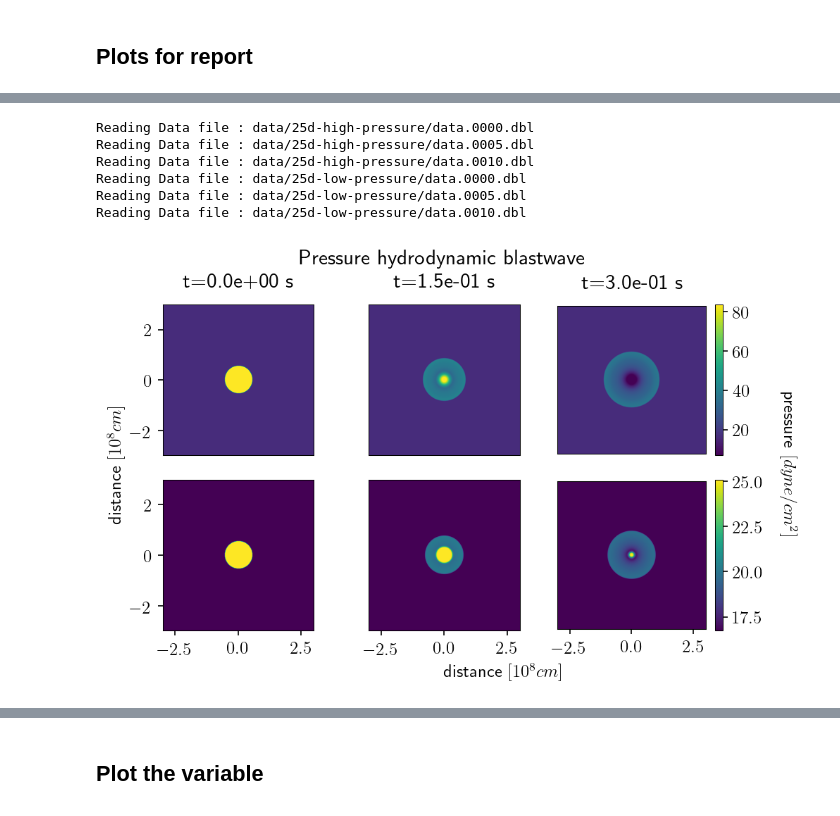
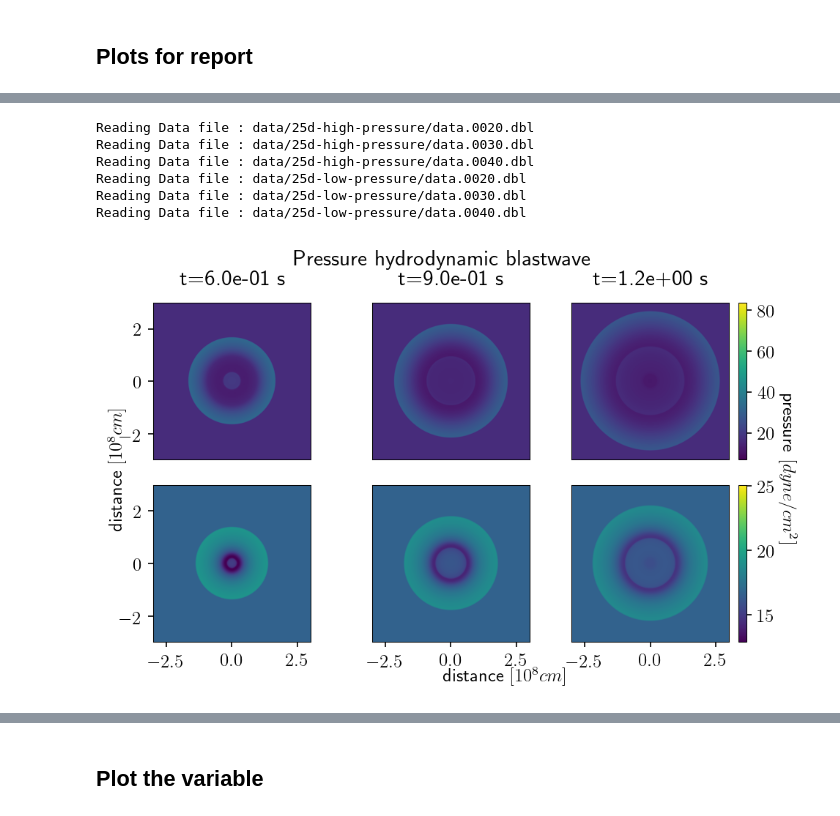
Before and after one commit to Cubedsheep/bachproef-wis-T2, a Jupyter notebook: HD_blastwave/HD-plots.ipynb, the cells around one changed output, grey strips where cells are left out. Cells and saved outputs as stored; diff of their text form; code cells hidden in the pictures.

```diff
--- a/HD_blastwave/HD-plots.ipynb
+++ b/HD_blastwave/HD-plots.ipynb
@@ -113,20 +168,11 @@ T = file_data["t"].values*UNIT_TIME
 # %%
 fig, ax = plt.subplots(2,3, figsize=(6.5,4))
 
-ex = [x*1e-8 for x in extent]
-
-indicies = [0,5,10]
-DIRS = ["data/25d-high-pressure/", "data/25d-low-pressure/"]
+indicies = [20,30,40]
 DATA = [pp.pload(indicies[i%3], w_dir=DIRS[i//3]) for i in range(6)]
 plotvars = [data.prs for data in DATA]
 UNIT = UNIT_PRESSURE
-mins = [1,1]
-maxs = [1,1]
-for i in range(3):
-    if (m := np.min(plotvars[i])) < mins[0]:
-        mins[0] = m
-    if (M := np.max(plotvars[i])) > maxs[0]:
-        maxs[0] = M
+
 
 for i in range(3,6):
     if (m := np.min(plotvars[i])) < mins[1]:
@@ -134,42 +180,42 @@ for i in range(3,6):
     if (M := np.max(plotvars[i])) > maxs[1]:
         maxs[1] = M
 
 for i in range(6):
     axis = ax[i//3][i%3]
     axis.get_yaxis().set_visible(False)
     axis.get_xaxis().set_visible(False)
     if i//3 == 0:
         axis.set_title("t=%.1e s" %(T[indicies[i%3]]), pad=12)
 
     im=axis.imshow(plotvars[i]*UNIT, cmap="viridis", extent=ex,
                   vmin=mins[i//3]*UNIT, vmax=maxs[i//3]*UNIT)
     if i%3 == 2:
         cbar = fig.colorbar(im, ax=axis)
         #cbar.ax.set_ylabel('pressure [$g/cm^3$]', rotation=270, labelpad=15.0)
 
 
 for column in range(3):
     ax[1][column].get_xaxis().set_visible(True)
     #ax[1][column].set_xlabel(r"distance $[cm]$", labelpad=12.0)
 for row in range(2):
     ax[row][0].get_yaxis().set_visible(True)
     #ax[row][0].set_ylabel(r"distance $[cm]$")
 
-fig.text(0.5, 0.01, r"distance $[10^8cm]$", va='center')
-fig.text(0.01, 0.5, r"distance $[10^8cm]$", va='center', rotation=90)
-fig.text(0.99, 0.5, r"pressure $[dyne/cm^2]$", va="center", rotation=270)
+fig.text(0.5, 0.03, r"distance $[10^8cm]$", va='center')
+fig.text(0.03, 0.5, r"distance $[10^8cm]$", va='center', rotation=90)
+fig.text(0.97, 0.5, r"pressure $[dyne/cm^2]$", va="center", rotation=270)
 
-fig.suptitle("Pressure hydrodynamic blastwave", y=1.01)
+fig.suptitle("Pressure hydrodynamic blastwave", y=1)
 
 plt.tight_layout()
 plt.show()
 
-fig.savefig("../verslag/images/HD-blast-prs-1.pdf")
+fig.savefig("../verslag/images/HD-blast-prs-2.pdf")
 # %% [output]
-Reading Data file : data/25d-high-pressure/data.0000.dbl
-Reading Data file : data/25d-high-pressure/data.0005.dbl
-Reading Data file : data/25d-high-pressure/data.0010.dbl
-Reading Data file : data/25d-low-pressure/data.0000.dbl
-Reading Data file : data/25d-low-pressure/data.0005.dbl
-Reading Data file : data/25d-low-pressure/data.0010.dbl
+Reading Data file : data/25d-high-pressure/data.0020.dbl
+Reading Data file : data/25d-high-pressure/data.0030.dbl
+Reading Data file : data/25d-high-pressure/data.0040.dbl
+Reading Data file : data/25d-low-pressure/data.0020.dbl
+Reading Data file : data/25d-low-pressure/data.0030.dbl
+Reading Data file : data/25d-low-pressure/data.0040.dbl
-[figure, old version]
+[figure, new version]
```
Also changed, not shown: parts of 2 cells of this notebook, 13 other files.
